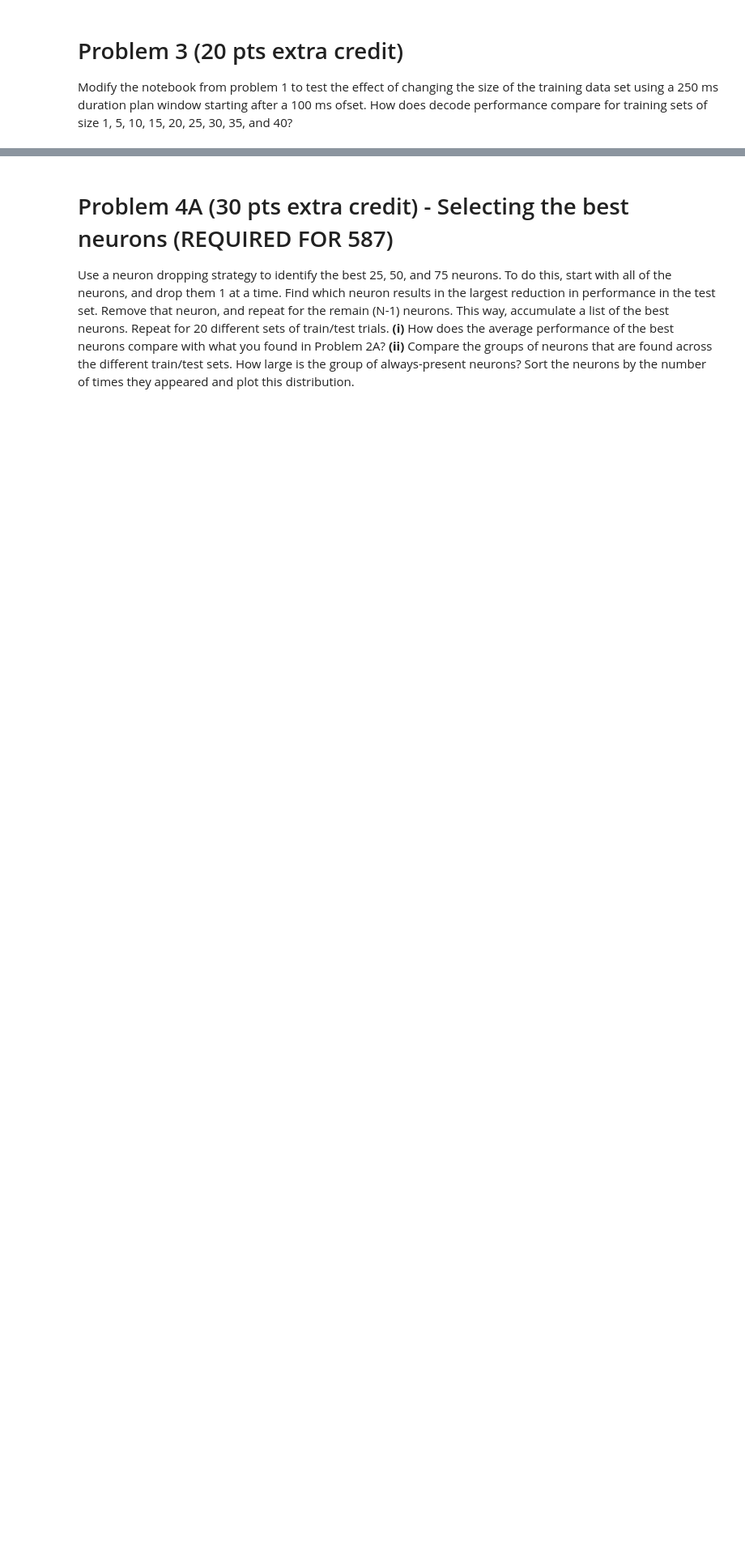
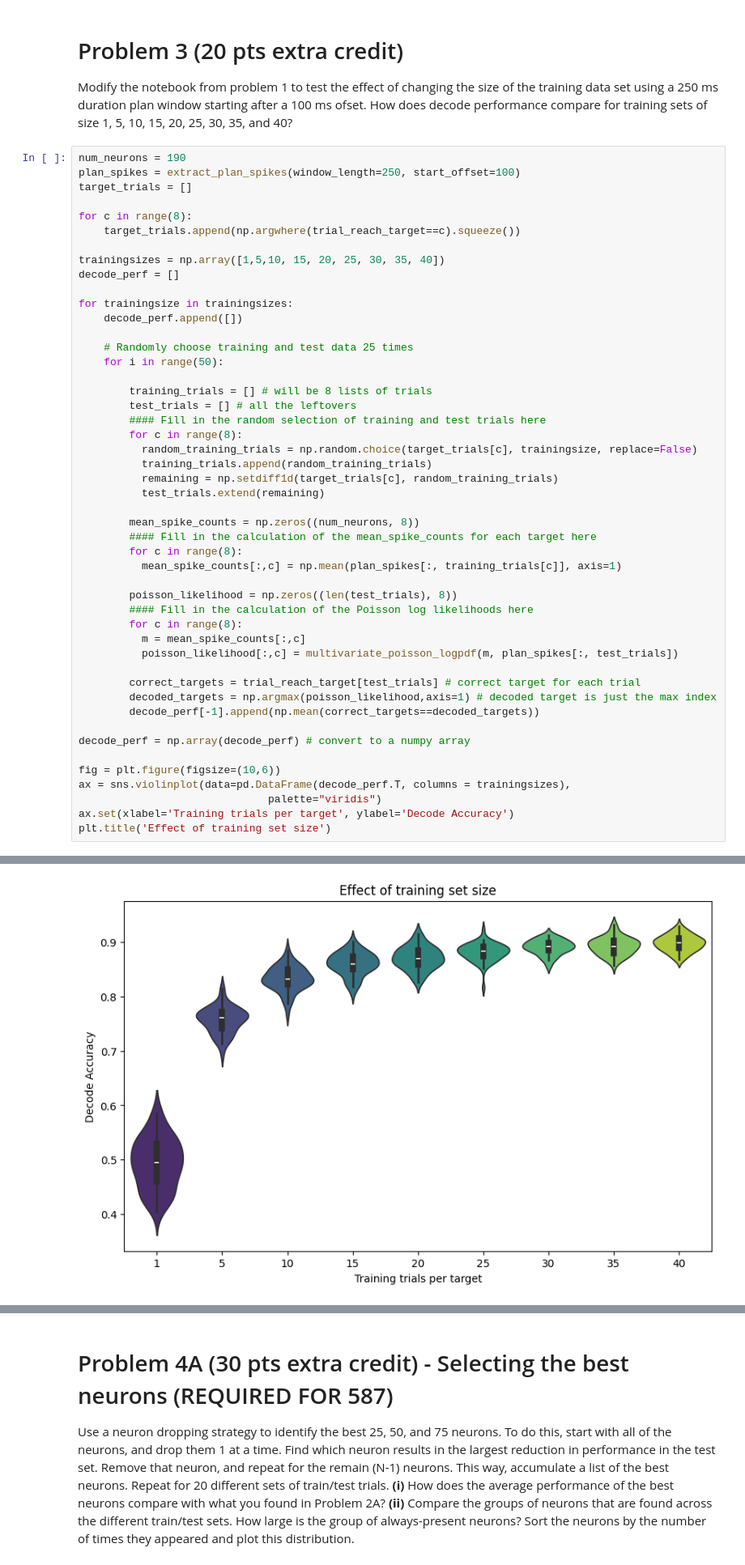
Before and after one commit to jyoon760-cmd/dontignoreme, a Jupyter notebook: HW4/HW4_notebook.ipynb, the cells around one changed output, grey strips where cells are left out. Shown at 81% size. Drawn from its saved outputs; the diff is of its cells as text; blank space fills up the shorter version.

```diff
--- a/HW4/HW4_notebook.ipynb
+++ b/HW4/HW4_notebook.ipynb
@@ -484,3 +486,52 @@ Can you identify a set of neurons that will achieve the average ensemble perform
 # Problem 3 (20 pts extra credit)
 
 Modify the notebook from problem 1 to test the effect of changing the size of the training data set using a 250 ms duration plan window starting after a 100 ms ofset. How does decode performance compare for training sets of size 1, 5, 10, 15, 20, 25, 30, 35, and 40?
+# %%
+num_neurons = 190
+plan_spikes = extract_plan_spikes(window_length=250, start_offset=100)
+target_trials = []
+
+for c in range(8):
+    target_trials.append(np.argwhere(trial_reach_target==c).squeeze())
+
+trainingsizes = np.array([1,5,10, 15, 20, 25, 30, 35, 40])
+decode_perf = []
+
+for trainingsize in trainingsizes:
+    decode_perf.append([])
+
+    # Randomly choose training and test data 25 times
+    for i in range(50):
+
+        training_trials = [] # will be 8 lists of trials
+        test_trials = [] # all the leftovers
+        #### Fill in the random selection of training and test trials here
+        for c in range(8):
+          random_training_trials = np.random.choice(target_trials[c], trainingsize, replace=False)
+          training_trials.append(random_training_trials)
+          remaining = np.setdiff1d(target_trials[c], random_training_trials)
+          test_trials.extend(remaining)
+
+        mean_spike_counts = np.zeros((num_neurons, 8))
+        #### Fill in the calculation of the mean_spike_counts for each target here
+        for c in range(8):
+          mean_spike_counts[:,c] = np.mean(plan_spikes[:, training_trials[c]], axis=1)
+
+        poisson_likelihood = np.zeros((len(test_trials), 8))
+        #### Fill in the calculation of the Poisson log likelihoods here
+        for c in range(8):
+          m = mean_spike_counts[:,c]
+          poisson_likelihood[:,c] = multivariate_poisson_logpdf(m, plan_spikes[:, test_trials])
+
+        correct_targets = trial_reach_target[test_trials] # correct target for each trial
+        decoded_targets = np.argmax(poisson_likelihood,axis=1) # decoded target is just the max index
+        decode_perf[-1].append(np.mean(correct_targets==decoded_targets))
+
+decode_perf = np.array(decode_perf) # convert to a numpy array
+
+fig = plt.figure(figsize=(10,6))
+ax = sns.violinplot(data=pd.DataFrame(decode_perf.T, columns = trainingsizes),
+                              palette="viridis")
+ax.set(xlabel='Training trials per target', ylabel='Decode Accuracy')
+plt.title('Effect of training set size')
+# %% [output]
@@ -486,0 +539 @@ Modify the notebook from problem 1 to test the effect of changing the size of th
+[figure, added]
```
Also changed, not shown: parts of 8 cells of this notebook.
